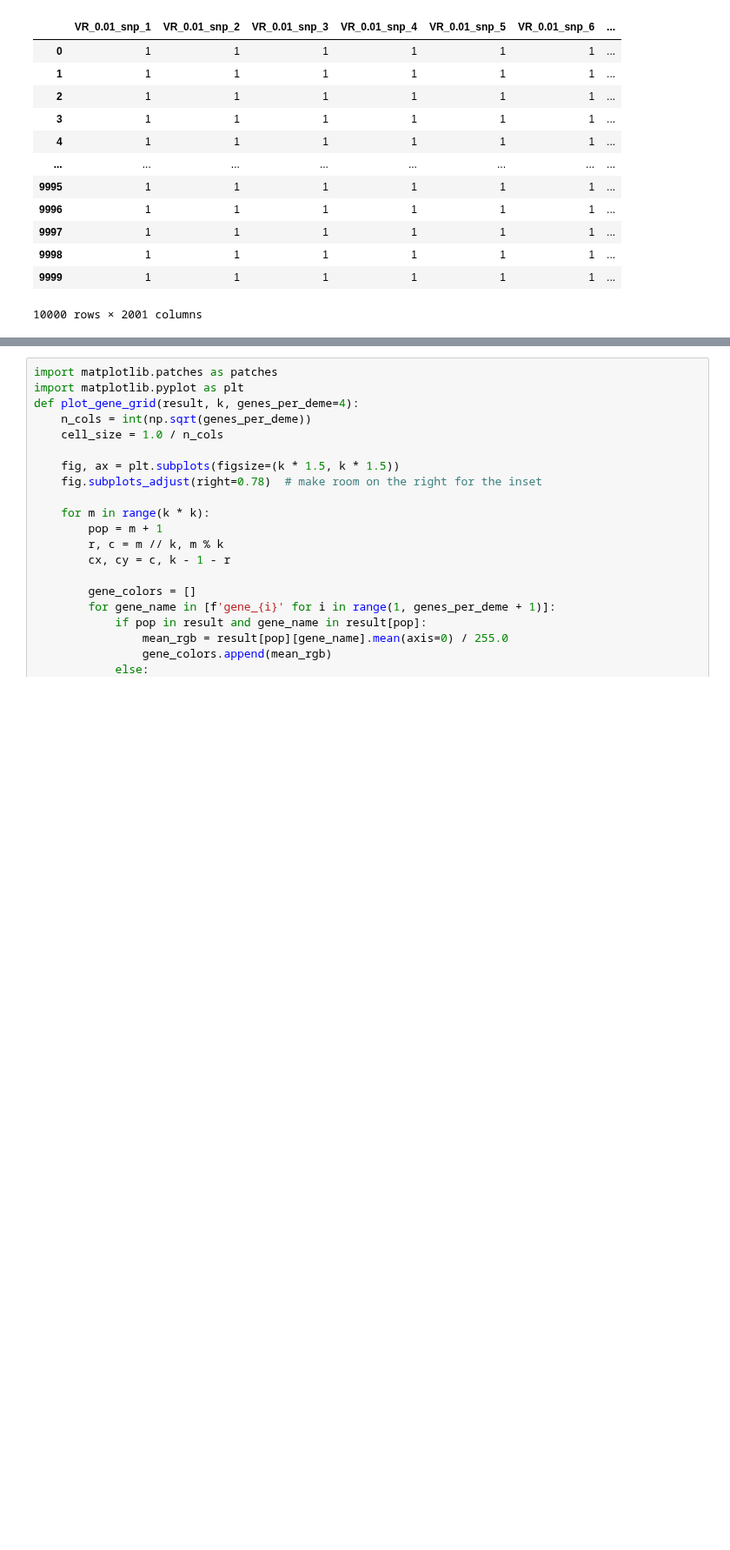
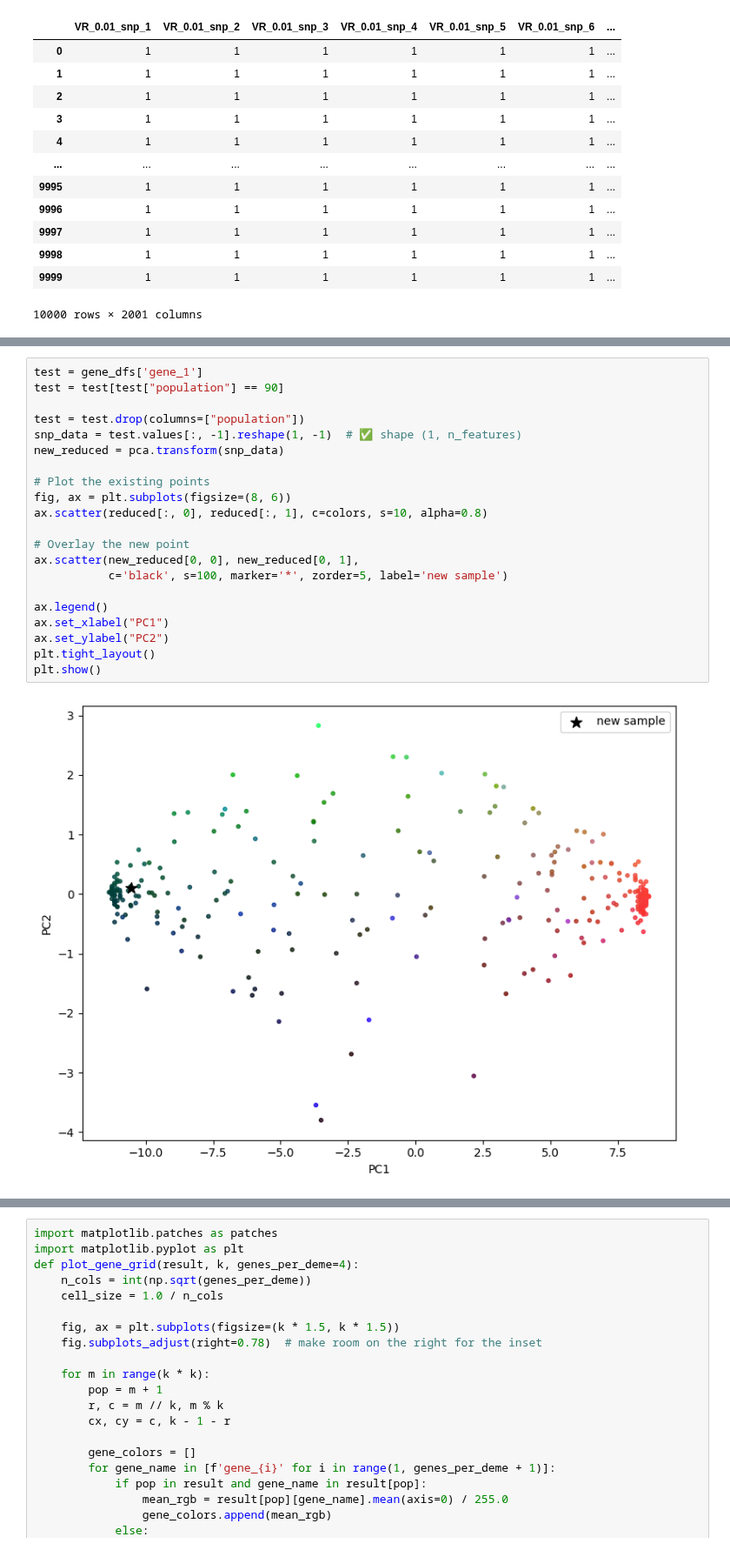
Before and after one commit to mat2m10/nexus, a Jupyter notebook: 02_first_generation.ipynb, the cells around one changed output, grey strips where cells are left out. Shown at 87% size. Saved outputs shown, nothing was run; the diff lists cells and outputs as text; blank space fills up the shorter version.

```diff
--- a/02_first_generation.ipynb
+++ b/02_first_generation.ipynb
@@ -180 +289,24 @@ gene_4: 1158 SNPs
+# %%
+test = gene_dfs['gene_1']
+test = test[test["population"] == 90]
+
+test = test.drop(columns=["population"])
+snp_data = test.values[:, -1].reshape(1, -1)  # ✅ shape (1, n_features)
+new_reduced = pca.transform(snp_data)
+
+# Plot the existing points
+fig, ax = plt.subplots(figsize=(8, 6))
+ax.scatter(reduced[:, 0], reduced[:, 1], c=colors, s=10, alpha=0.8)
+
+# Overlay the new point
+ax.scatter(new_reduced[0, 0], new_reduced[0, 1],
+           c='black', s=100, marker='*', zorder=5, label='new sample')
+
+ax.legend()
+ax.set_xlabel("PC1")
+ax.set_ylabel("PC2")
+plt.tight_layout()
+plt.show()
+# %% [output]
+[figure, added]
 # %%
```
Also changed, not shown: parts of 13 cells of this notebook.
